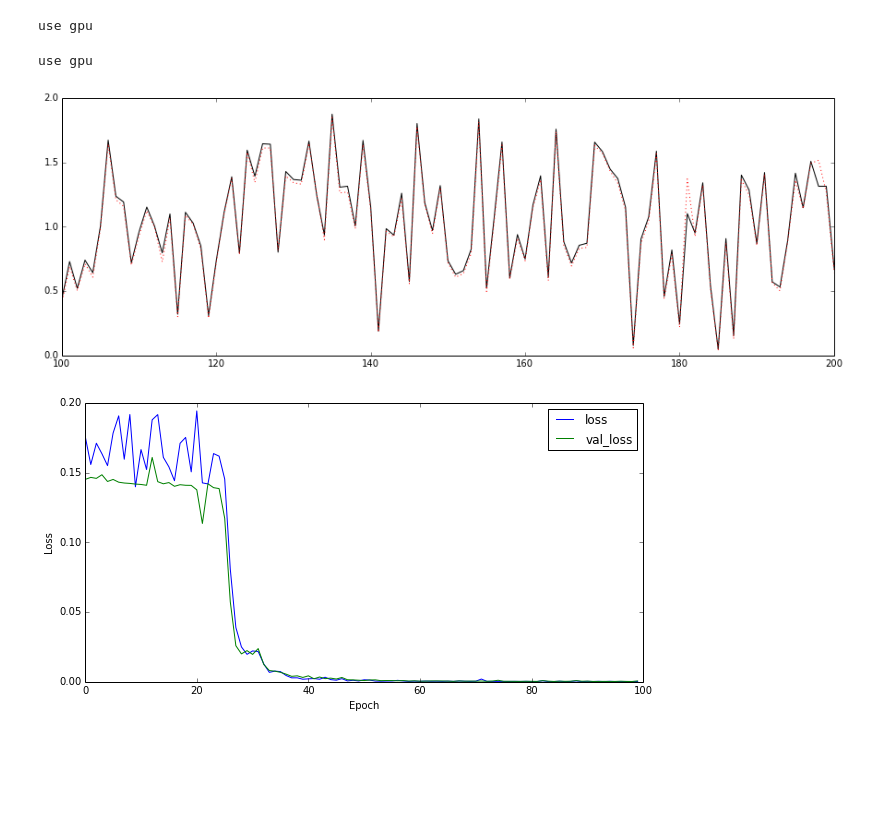
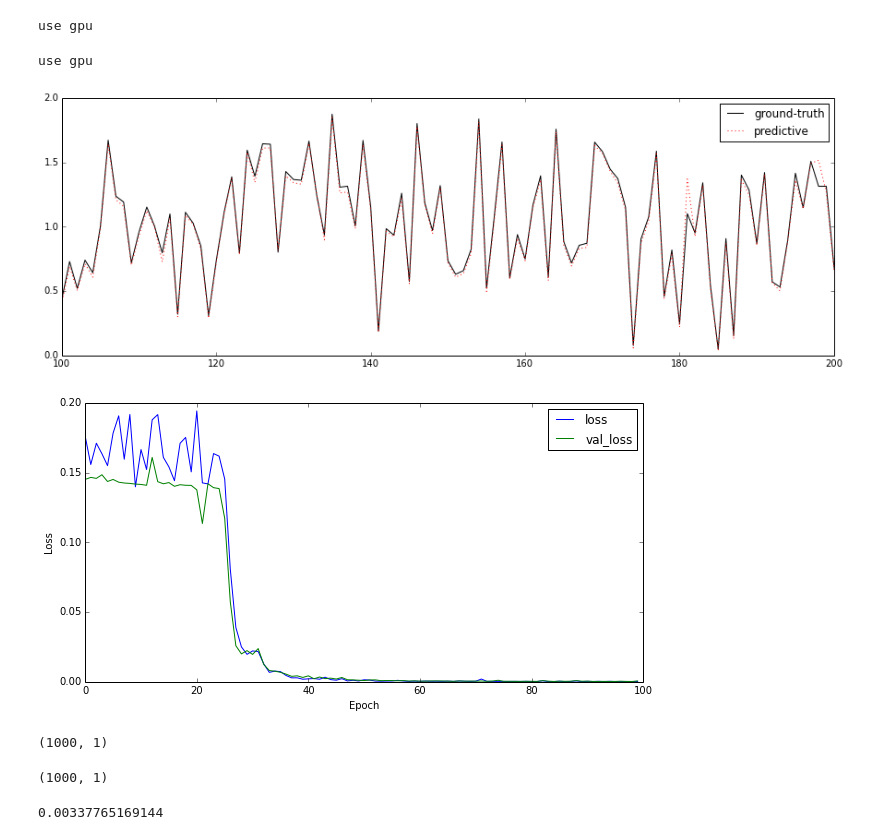
Before and after one commit to seiya-kumada/cct_blog, a Jupyter notebook: lstm/chainer/nstep_lstm/draw_results_with_adding_problem.ipynb, the cells around one changed output. Drawn from its saved outputs; the diff is of its cells as text; code cells hidden in the pictures; blank space fills up the shorter version.

```diff
--- a/lstm/chainer/nstep_lstm/draw_results_with_adding_problem.ipynb
+++ b/lstm/chainer/nstep_lstm/draw_results_with_adding_problem.ipynb
@@ -46,35 +46,50 @@ assert target.shape == (TOTAL_SIZE, N_OUT)
 n_train = int(TOTAL_SIZE * SPRIT_RATE)
 n_val = TOTAL_SIZE - n_train
 train_x, val_x, train_y, val_y = train_test_split(data, target, test_size=n_val)
 assert train_x.shape == (n_train, SEQUENCE_SIZE, N_IN)
 assert train_y.shape == (n_train, N_OUT)
 assert val_x.shape == (n_val, SEQUENCE_SIZE, N_IN)
 assert val_y.shape == (n_val, N_OUT)
 
 # _/_/_/ 予測する。
 
 ys = predict(mynet, val_x)
 ys = chainer.cuda.to_cpu(ys.data)
 val_y = chainer.cuda.to_cpu(val_y).astype(np.float32)
 
 # 予測したデータと正解データの比較。
 plt.figure(figsize=(15, 5))
 plt.xlim(100, 200)
-plt.plot(val_y, color='black')
-plt.plot(ys, linestyle='dotted', color='red')
+plt.plot(val_y, color='black', label="ground-truth")
+plt.plot(ys, linestyle='dotted', color='red', label="predictive")
+plt.legend(loc="best")
 plt.show()
 
 # _/_/_/ 誤差とエポックの間の関係
 losses = _pickle.load(open('./chainer_losses_dropout={}.pkl'.format(DROPOUT), 'rb'))
 val_losses = _pickle.load(open('./chainer_val_losses_dropout={}.pkl'.format(DROPOUT), 'rb'))
 plt.figure(figsize=(10, 5))
 plt.plot(losses, label='loss')
 plt.plot(val_losses, label='val_loss')
 plt.ylabel('Loss')
 plt.xlabel('Epoch')
-plt.legend()
+plt.legend(loc="best")
 plt.show()
 # %% [output]
 use gpu
-[figure, old version]
+[figure, new version]
 [figure]
+# %%
+val_y.shape
+# %% [output]
+(1000, 1)
+# %%
+ys.shape
+# %% [output]
+(1000, 1)
+# %%
+diff = val_y - ys
+e = np.sum(diff * diff) / len(diff)
+print(e)
+# %% [output]
+0.00337765169144
```
Also changed, not shown: 1 other file.
